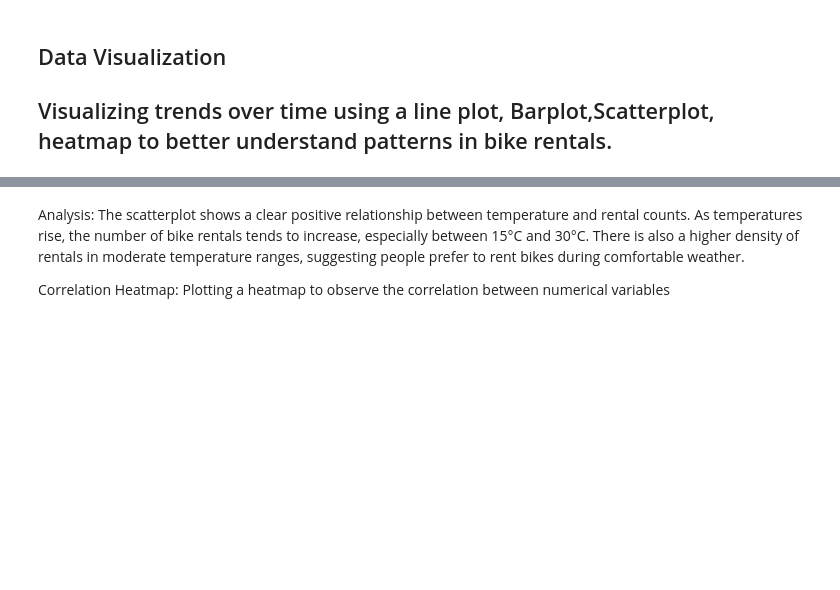
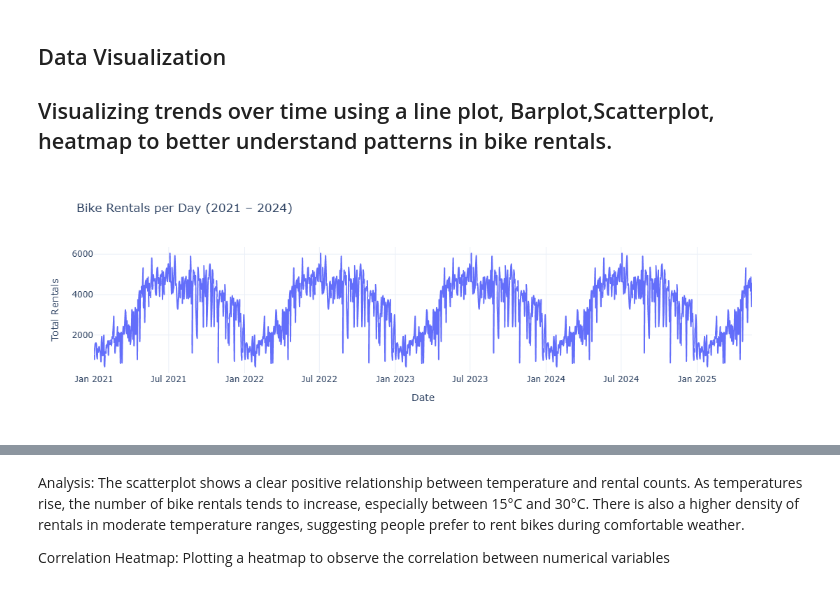
Before and after one commit to nellitejasri30/project, a Jupyter notebook: Riding_into_the_future.ipynb, the cells around one changed output, grey strips where cells are left out. Saved outputs shown, nothing was run; the diff lists cells and outputs as text; code cells hidden in the pictures; blank space fills up the shorter version.

```diff
--- a/Riding_into_the_future.ipynb
+++ b/Riding_into_the_future.ipynb
@@ -88,19 +30,19 @@ data.describe()
 ## Data Visualization
 ## Visualizing trends over time using a line plot, Barplot,Scatterplot, heatmap to better understand patterns in bike rentals.
 # %%
-
-data = pd.read_csv(r"C:\Users\rsred\OneDrive\Desktop\Project\day_2021_to_2024.csv")
 
 data["dteday"] = pd.to_datetime(data["dteday"])
 data = data.sort_values("dteday")
 fig = px.line(
     data,
     x="dteday",
     y="cnt",
     title="Bike Rentals per Day (2021 – 2024)",
     labels={"dteday": "Date", "cnt": "Total Rentals"},
     template="plotly_white"
 )
 fig.show()
+# %% [output]
+[figure, added]
 # %%
 #Bar chart
```
Also changed, not shown: parts of 24 cells of this notebook.
